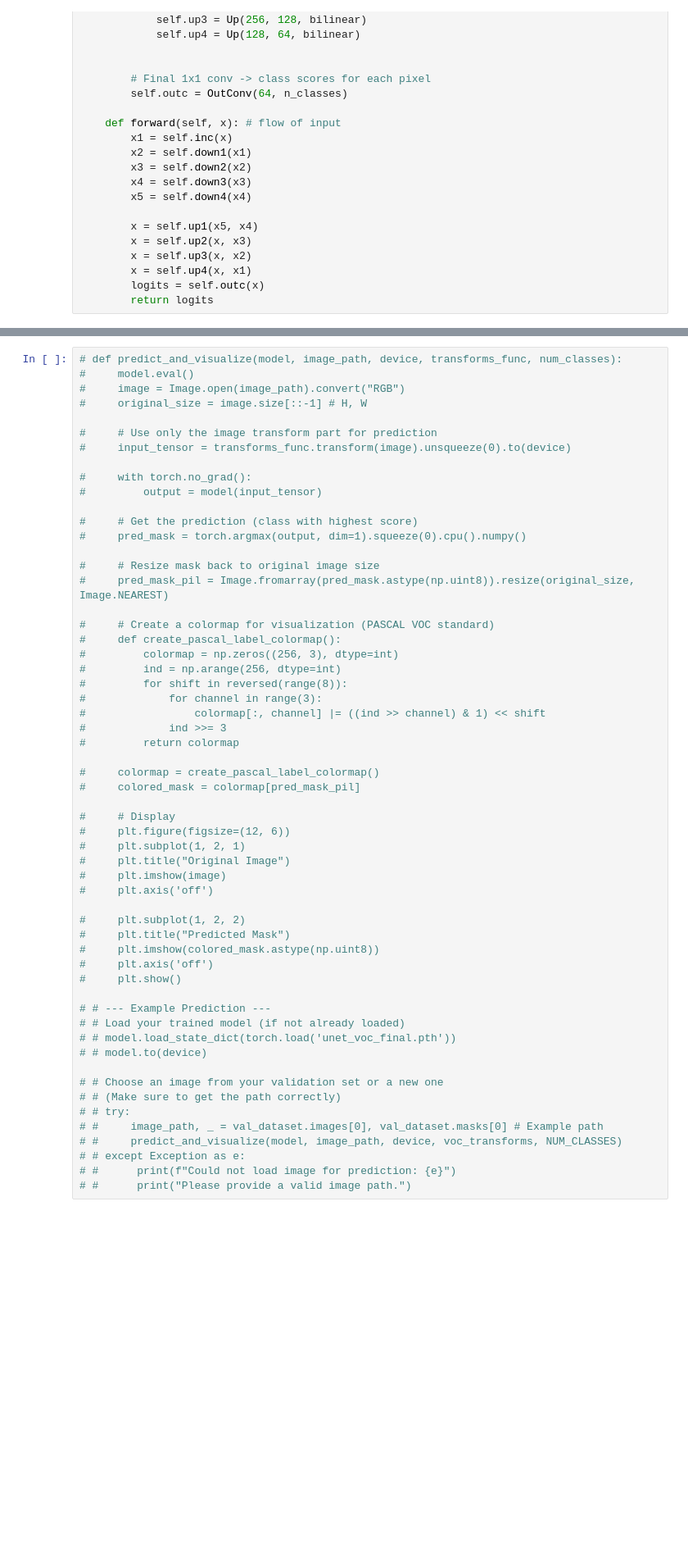
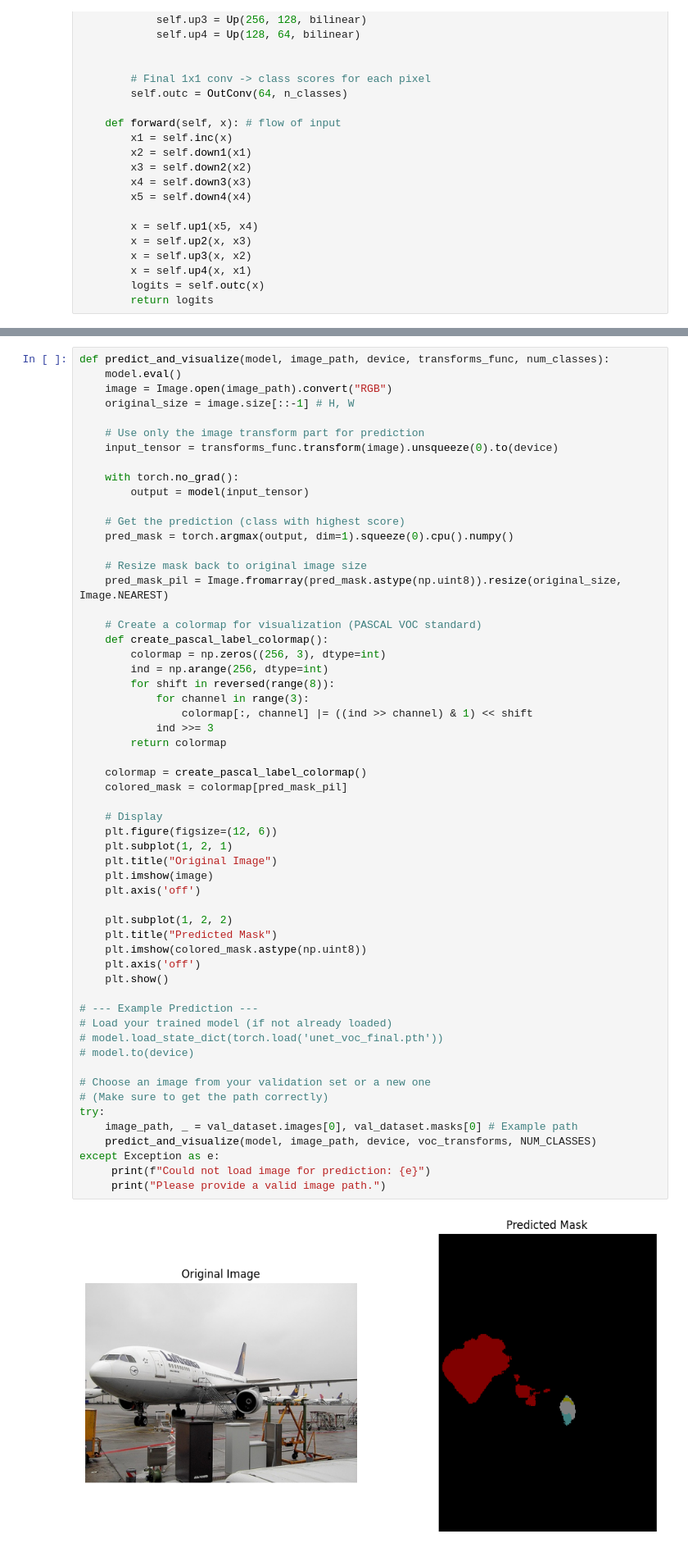
Before and after one commit to sriramadhenu/subject-isolation, a Jupyter notebook: models/UNET/unet.ipynb, the cells around one changed output, grey strips where cells are left out. Shown at 82% size. Cells and saved outputs as stored; diff of their text form; blank space fills up the shorter version.

Commit message:
Update epochs to 50, add temporary prediction check

```diff
--- a/models/UNET/unet.ipynb
+++ b/models/UNET/unet.ipynb
@@ -253,57 +267,59 @@ RuntimeError: Given groups=1, weight of size [256, 512, 3, 3], expected input[8,
 # %%
-# def predict_and_visualize(model, image_path, device, transforms_func, num_classes):
-#     model.eval()
-#     image = Image.open(image_path).convert("RGB")
-#     original_size = image.size[::-1] # H, W
+def predict_and_visualize(model, image_path, device, transforms_func, num_classes):
+    model.eval()
+    image = Image.open(image_path).convert("RGB")
+    original_size = image.size[::-1] # H, W
 
-#     # Use only the image transform part for prediction
-#     input_tensor = transforms_func.transform(image).unsqueeze(0).to(device)
+    # Use only the image transform part for prediction
+    input_tensor = transforms_func.transform(image).unsqueeze(0).to(device)
 
-#     with torch.no_grad():
-#         output = model(input_tensor)
+    with torch.no_grad():
+        output = model(input_tensor)
 
-#     # Get the prediction (class with highest score)
-#     pred_mask = torch.argmax(output, dim=1).squeeze(0).cpu().numpy()
+    # Get the prediction (class with highest score)
+    pred_mask = torch.argmax(output, dim=1).squeeze(0).cpu().numpy()
 
-#     # Resize mask back to original image size
-#     pred_mask_pil = Image.fromarray(pred_mask.astype(np.uint8)).resize(original_size, Image.NEAREST)
+    # Resize mask back to original image size
+    pred_mask_pil = Image.fromarray(pred_mask.astype(np.uint8)).resize(original_size, Image.NEAREST)
 
-#     # Create a colormap for visualization (PASCAL VOC standard)
-#     def create_pascal_label_colormap():
-#         colormap = np.zeros((256, 3), dtype=int)
-#         ind = np.arange(256, dtype=int)
-#         for shift in reversed(range(8)):
-#             for channel in range(3):
-#                 colormap[:, channel] |= ((ind >> channel) & 1) << shift
-#             ind >>= 3
-#         return colormap
+    # Create a colormap for visualization (PASCAL VOC standard)
+    def create_pascal_label_colormap():
+        colormap = np.zeros((256, 3), dtype=int)
+        ind = np.arange(256, dtype=int)
+        for shift in reversed(range(8)):
+            for channel in range(3):
+                colormap[:, channel] |= ((ind >> channel) & 1) << shift
+            ind >>= 3
+        return colormap
 
-#     colormap = create_pascal_label_colormap()
-#     colored_mask = colormap[pred_mask_pil]
+    colormap = create_pascal_label_colormap()
+    colored_mask = colormap[pred_mask_pil]
 
-#     # Display
-#     plt.figure(figsize=(12, 6))
-#     plt.subplot(1, 2, 1)
-#     plt.title("Original Image")
-#     plt.imshow(image)
-#     plt.axis('off')
+    # Display
+    plt.figure(figsize=(12, 6))
+    plt.subplot(1, 2, 1)
+    plt.title("Original Image")
+    plt.imshow(image)
+    plt.axis('off')
 
-#     plt.subplot(1, 2, 2)
-#     plt.title("Predicted Mask")
-#     plt.imshow(colored_mask.astype(np.uint8))
-#     plt.axis('off')
-#     plt.show()
+    plt.subplot(1, 2, 2)
+    plt.title("Predicted Mask")
+    plt.imshow(colored_mask.astype(np.uint8))
+    plt.axis('off')
+    plt.show()
 
-# # --- Example Prediction ---
-# # Load your trained model (if not already loaded)
-# # model.load_state_dict(torch.load('unet_voc_final.pth'))
-# # model.to(device)
+# --- Example Prediction ---
+# Load your trained model (if not already loaded)
+# model.load_state_dict(torch.load('unet_voc_final.pth'))
+# model.to(device)
 
-# # Choose an image from your validation set or a new one
-# # (Make sure to get the path correctly)
-# # try:
-# #     image_path, _ = val_dataset.images[0], val_dataset.masks[0] # Example path
-# #     predict_and_visualize(model, image_path, device, voc_transforms, NUM_CLASSES)
-# # except Exception as e:
-# #      print(f"Could not load image for prediction: {e}")
-# #      print("Please provide a valid image path.")
+# Choose an image from your validation set or a new one
+# (Make sure to get the path correctly)
+try:
+    image_path, _ = val_dataset.images[0], val_dataset.masks[0] # Example path
+    predict_and_visualize(model, image_path, device, voc_transforms, NUM_CLASSES)
+except Exception as e:
+     print(f"Could not load image for prediction: {e}")
+     print("Please provide a valid image path.")
+# %% [output]
+[figure, added]
```
Also changed, not shown: parts of 1 cell of this notebook.
